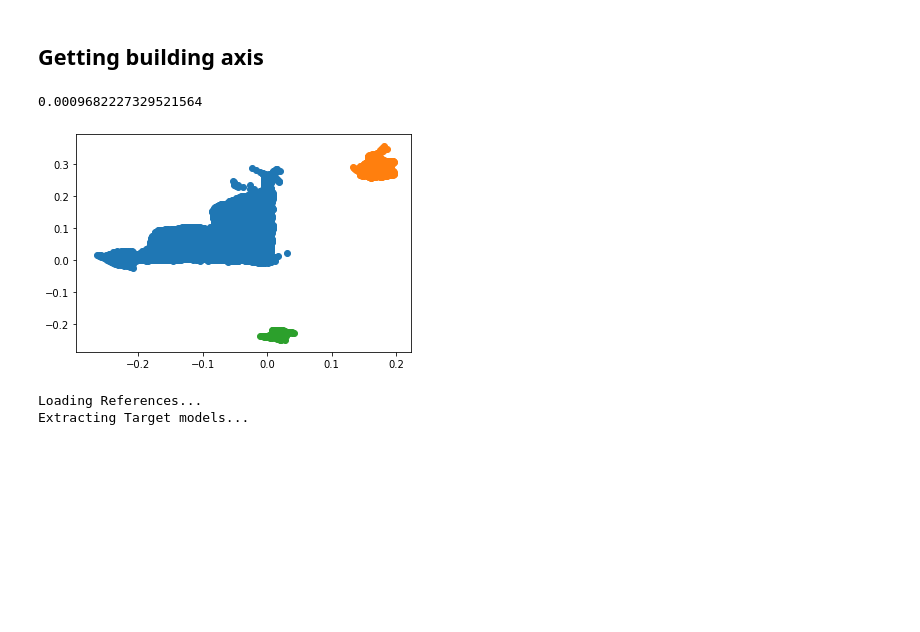
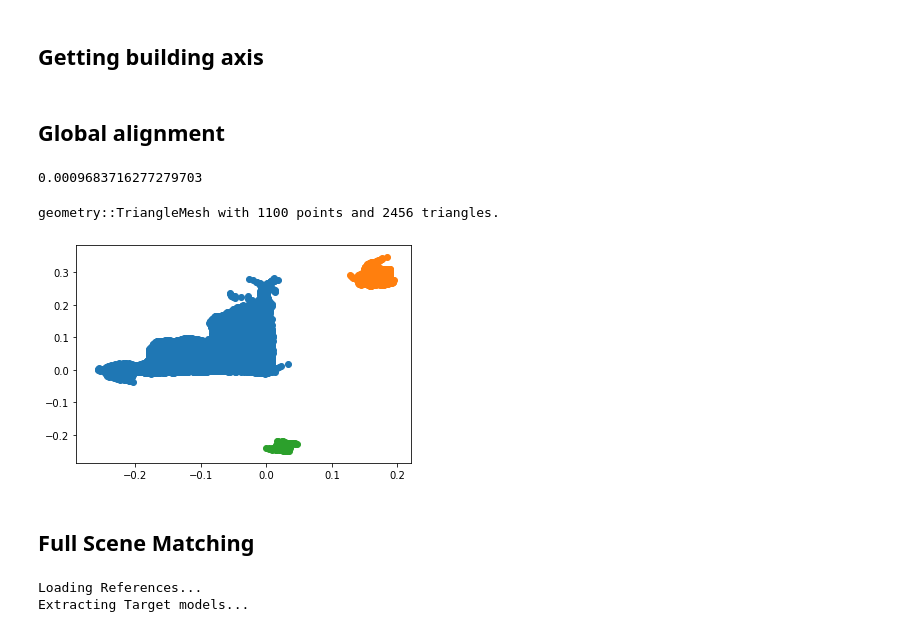
Before and after one commit to falcoso/Vision-Hammer, a Jupyter notebook: Point Cloud Demos.ipynb, the cells around one changed output. Drawn from its saved outputs; the diff is of its cells as text; code cells hidden in the pictures; blank space fills up the shorter version.

```diff
--- a/Point Cloud Demos.ipynb
+++ b/Point Cloud Demos.ipynb
@@ -337,6 +339,8 @@ for pcd in clouds:
     pcd.translate(np.array([0, -np.mean(table_pts, axis=1)[1], 0]))
 
     matching2(pcd, labels)
+# %% [markdown]
+## Global alignment
 # %%
 clouds = []
 for i in range(2,6):
@@ -365,34 +369,37 @@ for i in [2 ,3, 0]:
     clouds[i].transform(T)
     base += clouds[i]
 
 base.estimate_normals()
 base = base.voxel_down_sample(0.003)
 labels, norm = corr.segment(base)
 # base = utils.colour_labels(base, labels)
 
 for i in range(labels.max()):
     cluster = np.where(labels == i)[0]
     cluster = base.select_down_sample(cluster)
     points = np.asarray(cluster.points)
     points = np.delete(points, 1, axis=1)
     plt.scatter(points[:,0], points[:,1])
 
 building = 0
 max_vol = 0
 for i in range(labels.max()):  # note that this will go up to but not include table
     cluster = np.where(labels == i)[0]
     cluster = base.select_down_sample(cluster)
     vol = cluster.get_oriented_bounding_box().volume()
     # building will be largest cluster
     if vol > max_vol:
         max_vol = vol
         building = cluster
 
 base = corr.building_align(base, labels, norm)
 print(np.cbrt(max_vol/ build_ref.get_oriented_bounding_box().volume()))
 build_ref.scale(np.cbrt(max_vol/ build_ref.get_oriented_bounding_box().volume()), center=False)
-o3d.visualization.draw_geometries([building, build_ref])
-o3d.visualization.draw_geometries([base.select_down_sample(np.where(labels != -1)[0])])
+# o3d.visualization.draw_geometries([building, build_ref])
+# o3d.visualization.draw_geometries([base.select_down_sample(np.where(labels != -1)[0])])
 # %% [output]
-0.0009682227329521564
+0.0009683716277279703
+geometry::TriangleMesh with 1100 points and 2456 triangles.
-[figure, old version]
+[figure, new version]
+# %% [markdown]
+## Full Scene Matching
```
Also changed, not shown: parts of 6 cells of this notebook, 2 other files.
